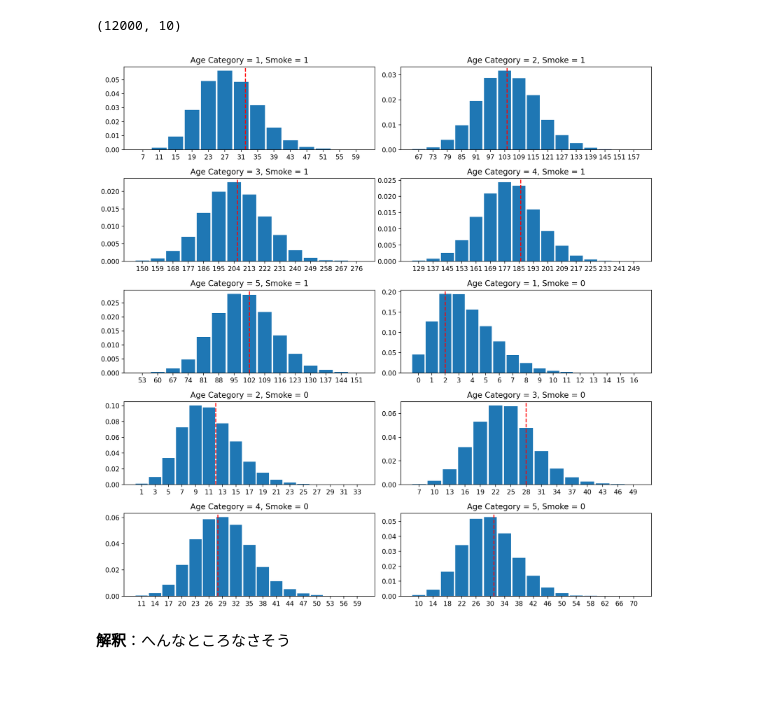
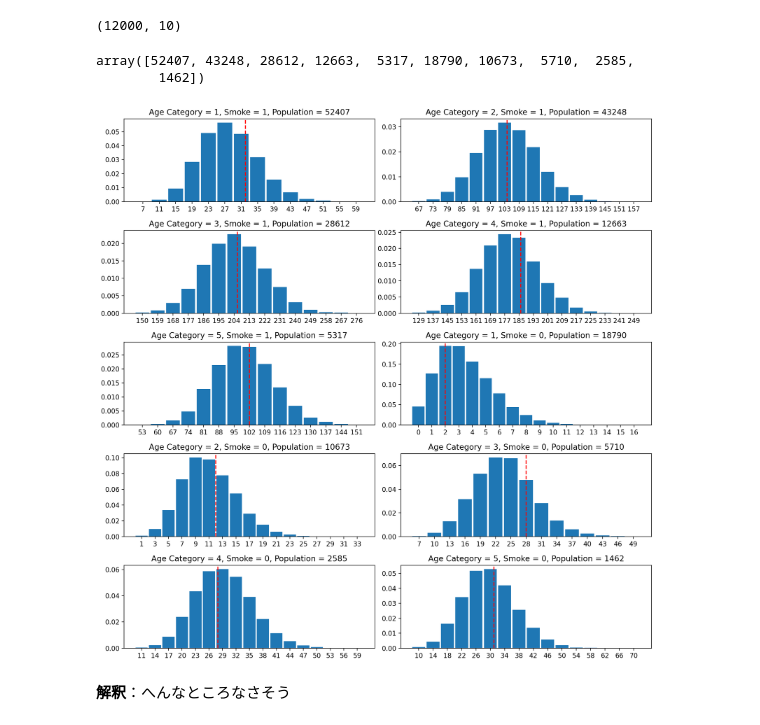
Before and after one commit to kazutax/AB_test, a Jupyter notebook: notebook/007_03_ポワソン回帰.ipynb, the cells around one changed output. Cells and saved outputs as stored; diff of their text form; code cells hidden in the pictures; blank space fills up the shorter version.

```diff
--- a/notebook/007_03_ポワソン回帰.ipynb
+++ b/notebook/007_03_ポワソン回帰.ipynb
@@ -303,20 +303,25 @@ Wall time: 431 ms
 ppc_samples['obs'].shape
 # %% [output]
 (12000, 10)
+# %%
+population
+# %% [output]
+array([52407, 43248, 28612, 12663,  5317, 18790, 10673,  5710,  2585,
+        1462])
 # %%
 fig = plt.figure(figsize = (12, 12))
 
 for k in range(10):
 
     ax = fig.add_subplot(5, 2, k+1)
 
     az.plot_dist(ppc_samples['obs'][:, k]) # ppc_samples の　obs なので mcmc で作ったサンプル(実際の観測データ10個に対して)
     ax.axvline(deaths[k], color = 'r', linestyle = 'dashed') # deaths　は実際の観測データ（8個）
-    ax.set_title('Age Category = {}, Smoke = {}'.format(agecat[k], smoke[k]))
+    ax.set_title('Age Category = {}, Smoke = {}, Population = {}'.format(agecat[k], smoke[k], population[k]))
 
 plt.tight_layout()
 # %% [output]
-[figure, old version]
+[figure, new version]
 # %% [markdown]
 **解釈**：へんなところなさそう
 # %% [markdown]
```
Also changed, not shown: parts of 2 cells of this notebook, 2 other files.
